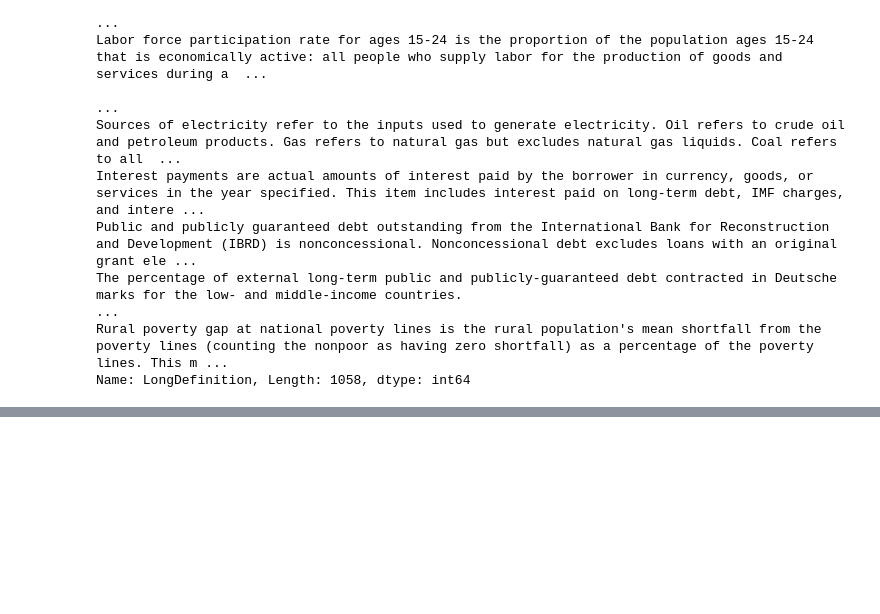
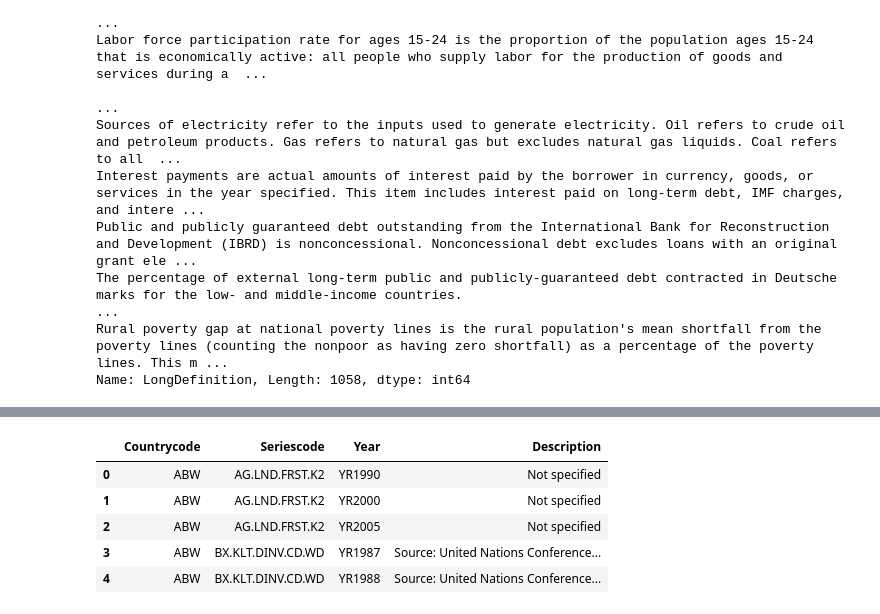
Before and after one commit to kobihancz/Springboard-Capstone, a Jupyter notebook: Springboard_Capstone_Data_Exploration.ipynb, the cells around one changed output, grey strips where cells are left out. Drawn from its saved outputs; the diff is of its cells as text; code cells hidden in the pictures; blank space fills up the shorter version.

```diff
--- a/Springboard_Capstone_Data_Exploration.ipynb
+++ b/Springboard_Capstone_Data_Exploration.ipynb
@@ -3,3 +3,4 @@ EXPLORATION
 # %%
 import pandas as pd
 import numpy as np
+pd.set_option('display.max_rows', 1500)
@@ -261,0 +351,10 @@ Name: LongDefinition, Length: 1058, dtype: int64
+# %%
+footNotes = pd.read_csv('/Users/kobihancz/Desktop/Springboard_Capstone/world-development-indicators/Footnotes.csv')
+footNotes.head()
+# %% [output]
+|  | Countrycode | Seriescode | Year | Description |
+| 0 | ABW | AG.LND.FRST.K2 | YR1990 | Not specified |
+| 1 | ABW | AG.LND.FRST.K2 | YR2000 | Not specified |
+| 2 | ABW | AG.LND.FRST.K2 | YR2005 | Not specified |
+| 3 | ABW | BX.KLT.DINV.CD.WD | YR1987 | Source: United Nations Conference... |
+| 4 | ABW | BX.KLT.DINV.CD.WD | YR1988 | Source: United Nations Conference... |
```
Also changed, not shown: parts of 13 cells of this notebook.
